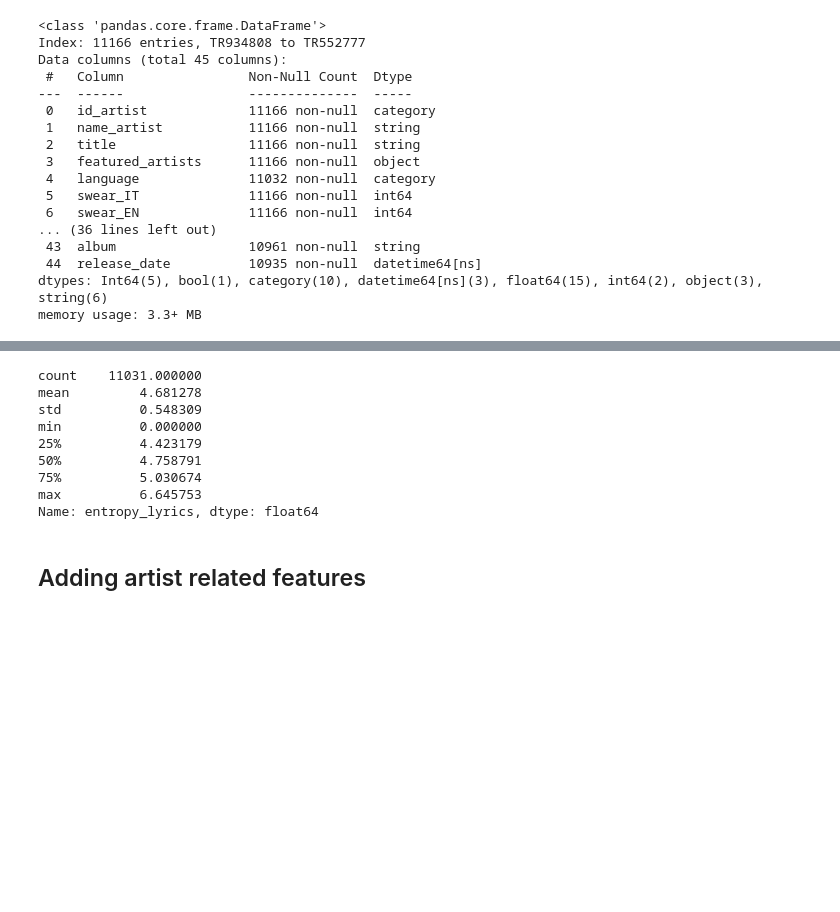
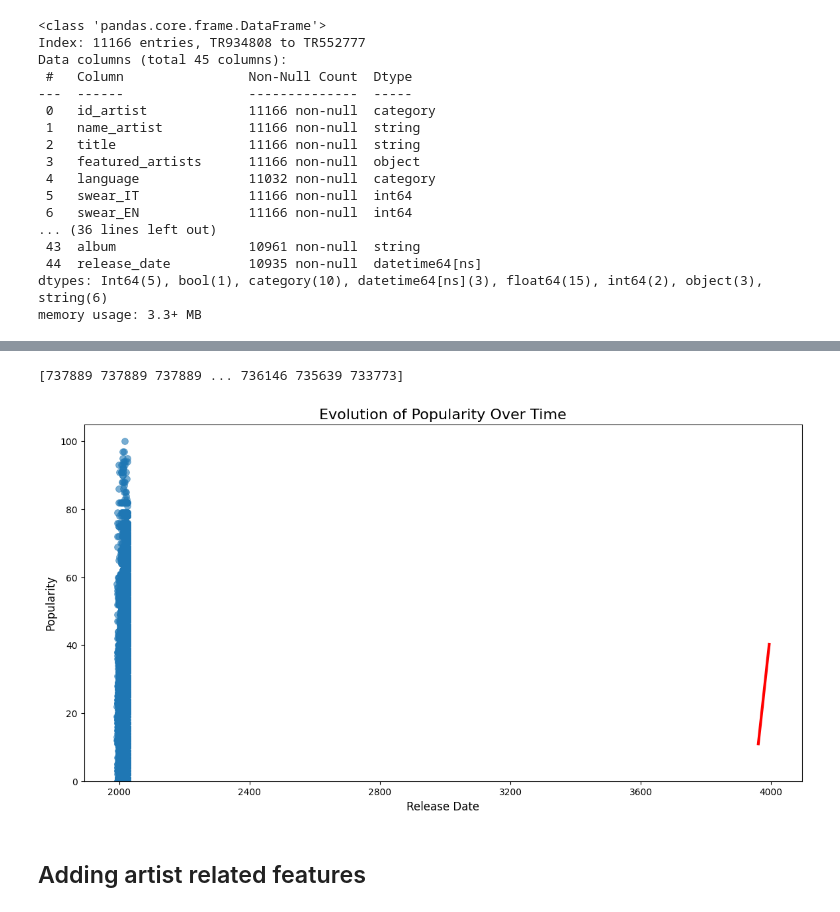
Before and after one commit to Syreel/DataMining, a Jupyter notebook: data_feature_engineering.ipynb, the cells around one changed output, grey strips where cells are left out. Drawn from its saved outputs; the diff is of its cells as text; code cells hidden in the pictures; blank space fills up the shorter version.

```diff
--- a/data_feature_engineering.ipynb
+++ b/data_feature_engineering.ipynb
@@ -431,15 +85,44 @@ Name: entropy_lyrics, dtype: float64
-# %%
-df['entropy_lyrics'].describe()
-# %% [output]
-count    11031.000000
-mean         4.681278
-std          0.548309
-min          0.000000
-25%          4.423179
-50%          4.758791
-75%          5.030674
-max          6.645753
-Name: entropy_lyrics, dtype: float64
+# %%
+plt.figure(figsize=(14, 7))
+
+# Scatter plot: x=Date, y=Popularity
+# hue='album_type' (if available) can show if albums are more popular than singles
+sns.scatterplot(
+    data=df,
+    x='release_date', # Make sure this column exists (or use 'date')
+    y='popularity',
+    alpha=0.6,
+    s=50,             # Dot size
+    edgecolor=None
+)
+plot_df = df.dropna(subset=['release_date']).copy()
+
+# 3. NOW you can convert to ordinal safely
+x = np.array(plot_df['release_date'].apply(lambda d: d.toordinal()))
+y = plot_df['popularity']
+# x = np.array(df['release_date'].map(pd.Timestamp.toordinal))
+
+sns.scatterplot(x=plot_df['release_date'], y=y, alpha=0.6, s=50, edgecolor=None)
+
+# Trendline (using the ordinal 'x' we just calculated)
+sns.regplot(
+    x=x,
+    y=y,
+    scatter=False,
+    lowess=True,
+    color='red',
+    line_kws={'linewidth': 3}
+)
+
+plt.title('Evolution of Popularity Over Time', fontsize=16)
+plt.xlabel('Release Date', fontsize=12)
+plt.ylabel('Popularity', fontsize=12)
+plt.ylim(0, 105)
+
+plt.show()
+# %% [output]
+[737889 737889 737889 ... 736146 735639 733773]
+[figure, added]
 # %% [markdown]
 ## Adding artist related features
 # %%
```
Also changed, not shown: parts of 10 cells of this notebook.
